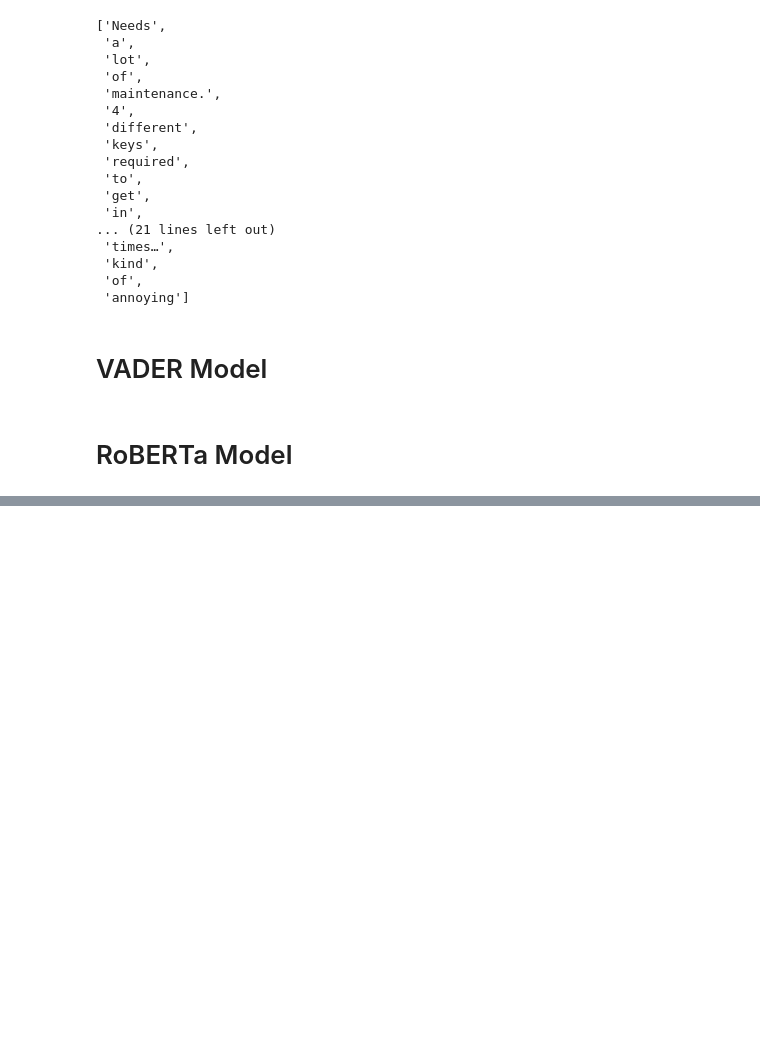
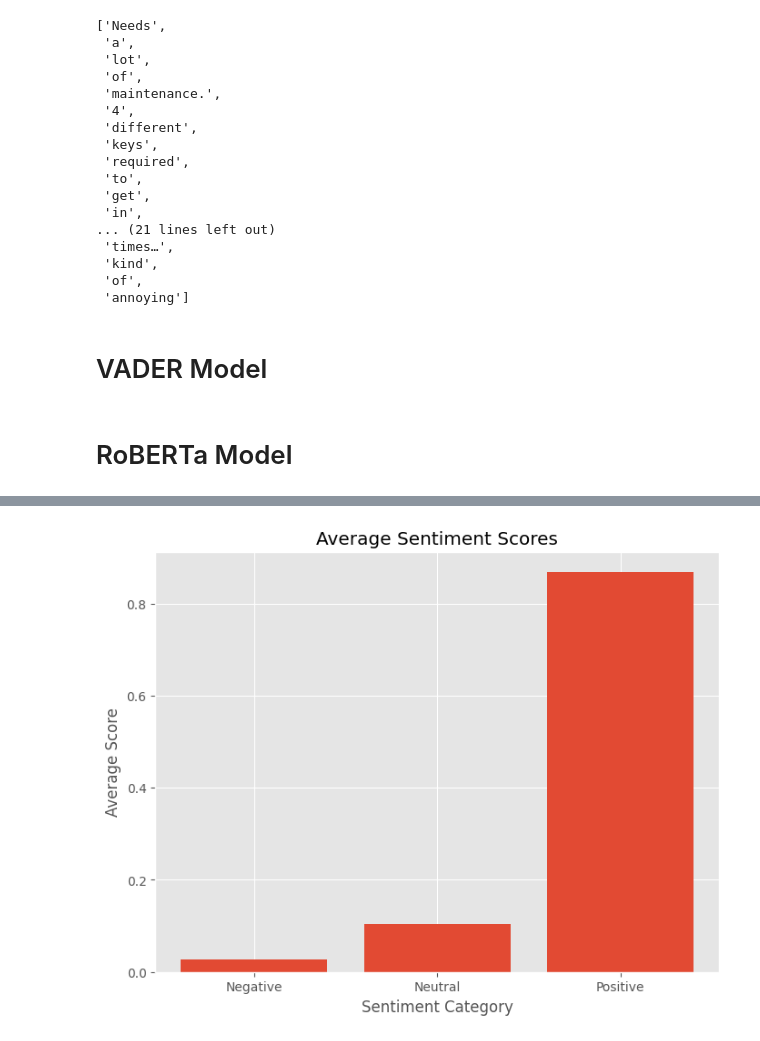
Before and after one commit to nkosanamolefe/machine-learning, a Jupyter notebook: review-sentiment-analysis/review_sentiment_analysis.ipynb, the cells around one changed output, grey strips where cells are left out. Cells and saved outputs as stored; diff of their text form; code cells hidden in the pictures; blank space fills up the shorter version.

```diff
--- a/review-sentiment-analysis/review_sentiment_analysis.ipynb
+++ b/review-sentiment-analysis/review_sentiment_analysis.ipynb
@@ -117,0 +140,12 @@ Please note that you may need to restart your runtime after installation.
+# %%
+def polarity_scores_roberta(example):
+  encoded_text = tokenizer(example, return_tensors='pt')
+  output = model(**encoded_text)
+  scores = output[0][0].detach().numpy()
+  scores = softmax(scores)
+  scores_dict = {
+    'roberta_neg' : scores[0],
+    'roberta_neu' : scores[1],
+    'roberta_pos' : scores[2]
+  }
+  return scores_dict
@@ -117,0 +219,17 @@ Please note that you may need to restart your runtime after installation.
+# %%
+import numpy as np
+
+# Calculate average sentiment scores
+avg_neg = np.mean(neg_scores)
+avg_neu = np.mean(neu_scores)
+avg_pos = np.mean(pos_scores)
+
+# Plotting bar chart
+plt.figure(figsize=(8, 6))
+plt.bar(['Negative', 'Neutral', 'Positive'], [avg_neg, avg_neu, avg_pos])
+plt.title('Average Sentiment Scores')
+plt.xlabel('Sentiment Category')
+plt.ylabel('Average Score')
+plt.show()
+# %% [output]
+[figure, added]
```
Also changed, not shown: parts of 13 cells of this notebook.
